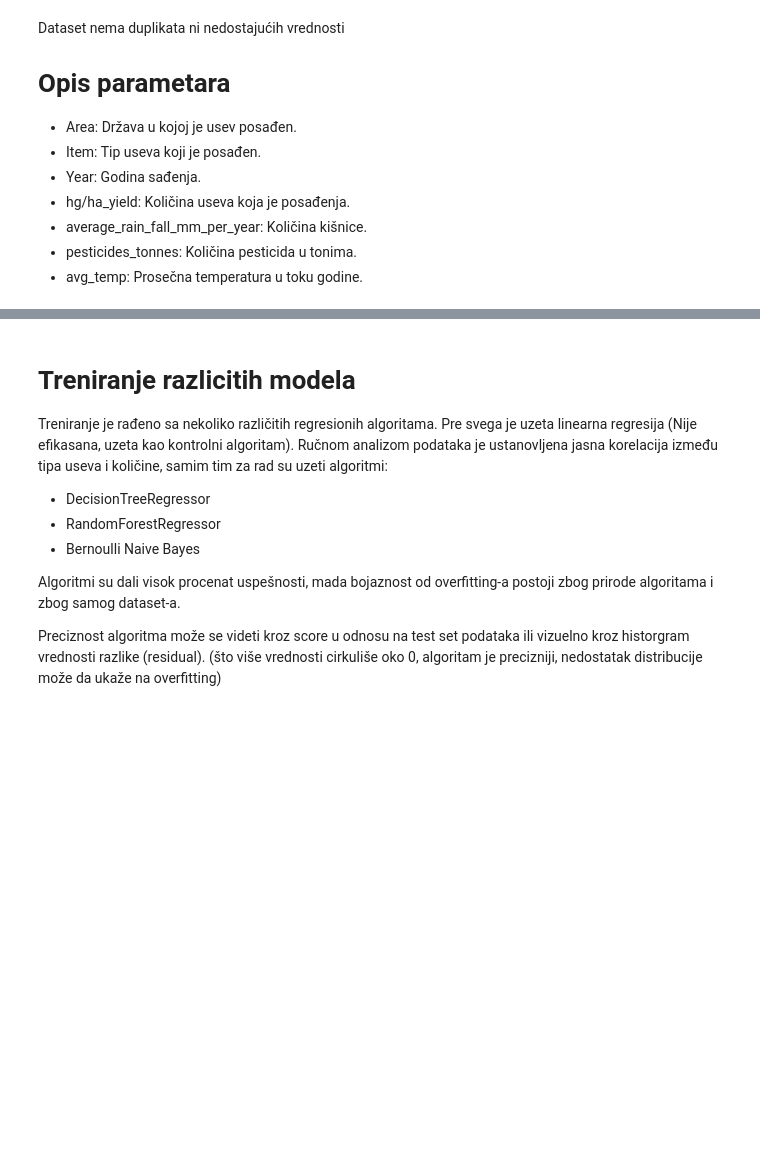
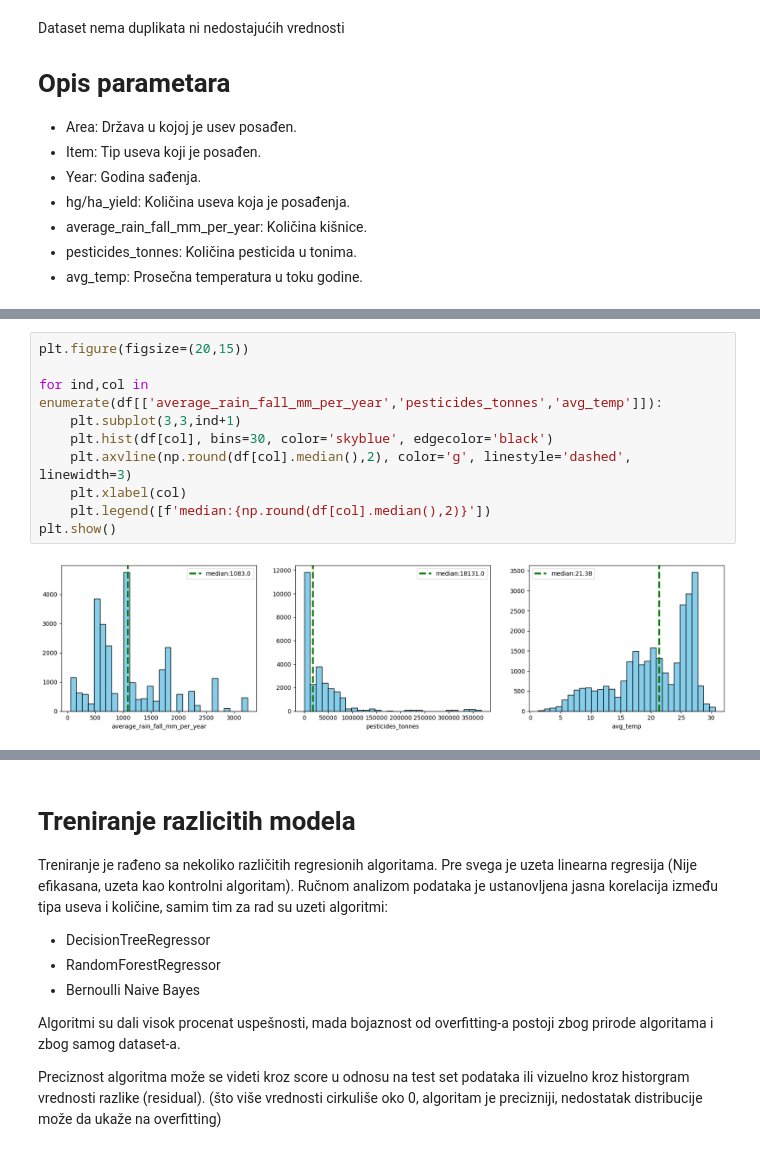
Before and after one commit to milanovicandrej/machine-learning, a Jupyter notebook: regression.ipynb, the cells around one changed output, grey strips where cells are left out. Drawn from its saved outputs; the diff is of its cells as text; blank space fills up the shorter version.

```diff
--- a/regression.ipynb
+++ b/regression.ipynb
@@ -87,0 +89,12 @@ df.head()
+# %%
+plt.figure(figsize=(20,15))
+
+for ind,col in enumerate(df[['average_rain_fall_mm_per_year','pesticides_tonnes','avg_temp']]):
+    plt.subplot(3,3,ind+1)
+    plt.hist(df[col], bins=30, color='skyblue', edgecolor='black')
+    plt.axvline(np.round(df[col].median(),2), color='g', linestyle='dashed', linewidth=3)
+    plt.xlabel(col)
+    plt.legend([f'median:{np.round(df[col].median(),2)}'])
+plt.show()
+# %% [output]
+[figure, added]
```
Also changed, not shown: parts of 9 cells of this notebook, 1 other file.
